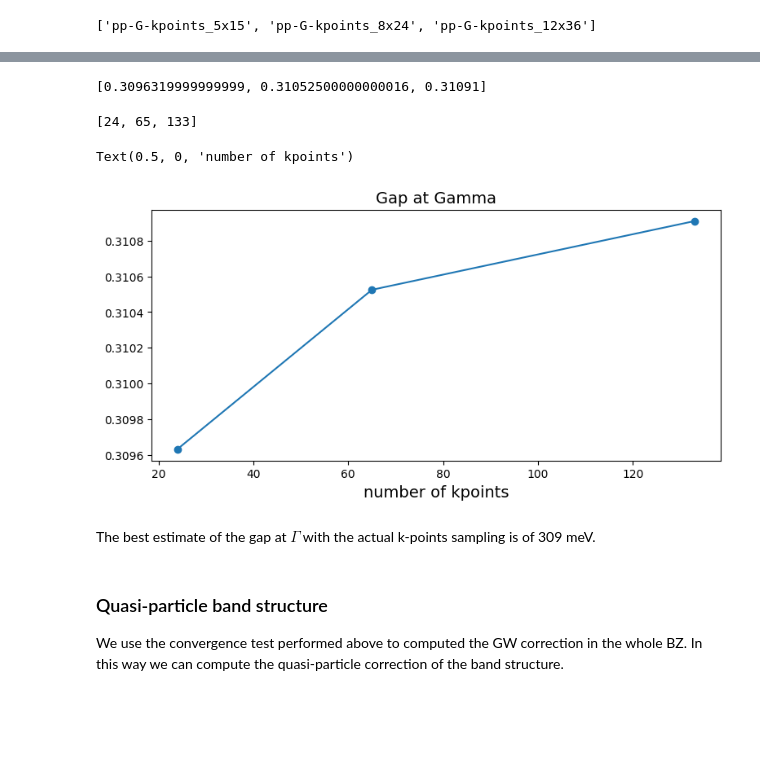
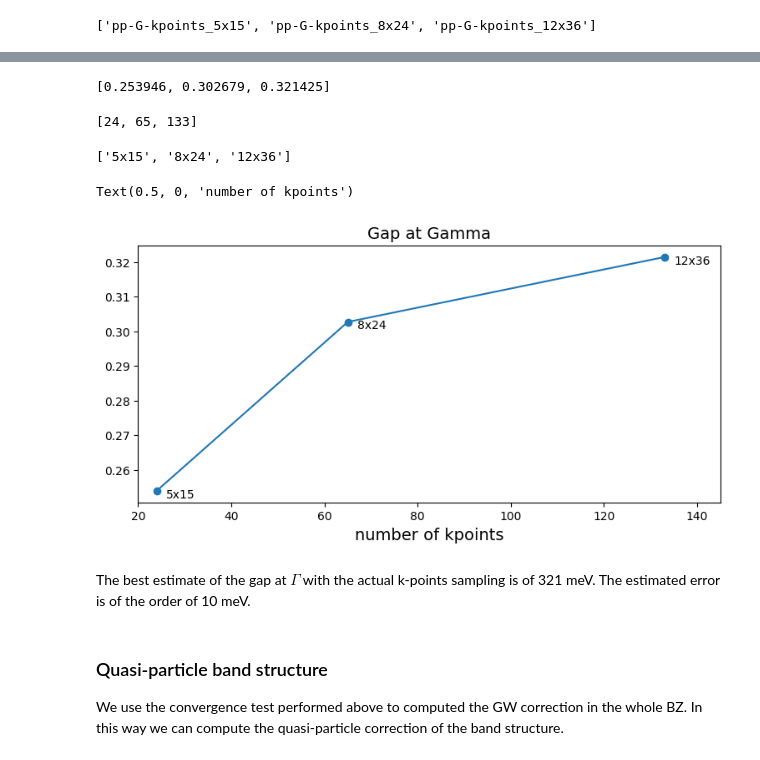
Before and after one commit to marcodalessandro76/AGSL5, a Jupyter notebook: n_6/GW_Analysis.ipynb, the cells around one changed output, grey strips where cells are left out. Cells and saved outputs as stored; diff of their text form; code cells hidden in the pictures; blank space fills up the shorter version.

```diff
--- a/n_6/GW_Analysis.ipynb
+++ b/n_6/GW_Analysis.ipynb
@@ -418,7 +440,7 @@ ntasks_c = 8 #16
 ntasks_v = int(ntasks/ntasks_c)
 print(ntasks_c,ntasks_v)
 
-start_band,stop_band = 46,47
+start_band,stop_band = 49,50
 Gamma_index = 1
 RandGvec = 100
 RandGvecW = 10
@@ -521,7 +530,7 @@ ntasks_c = 8 #16
 ntasks_v = int(ntasks/ntasks_c)
 print(ntasks_c,ntasks_v)
 
-start_band,stop_band = 46,47
+start_band,stop_band = 49,50
 Gamma_index = 1
 RandGvec = 100
 RandGvecW = 10
@@ -533,7 +542,7 @@ NGsBlkXp = 6.0 # Ha G size of the response function
 NGsBlkXp_units = 'Ha'
 BndsRnXp = [1,500]
 LongDrXp=[1.,1.,0.]
-Bands  = [[1,300],[1,400],[1,500],[1,600],[1,700],[1,800]] # Bands in the G function
+Bands  = [[1,300],[1,400],[1,500],[1,700],[1,800]] # Bands in the G function #,[1,600]
 
 inp = I.YamboInput(args='yambo -r -rw -k hartee -dyson n -gw0 p -V all',folder=run_dir)
 inp.set_extendOut()
@@ -682,7 +690,7 @@ ntasks_c = 8 #16
 ntasks_v = int(ntasks/ntasks_c)
 print(ntasks_c,ntasks_v)
 
-start_band,stop_band = 46,47
+start_band,stop_band = 49,50
 Gamma_index = 1
 RandGvec = 100
 RandGvecW = 10
@@ -693,7 +701,7 @@ EXXRLvcs = 50. # Ha
 NGsBlkXp = 6.0 # Ha G size of the response function
 NGsBlkXp_units = 'Ha'
 BndsRnXp = [1,500]
-GbndRnge  = [1,600] # Bands in the G function
+GbndRnge  = [1,500] # Bands in the G function
 LongDrXp=[1.,1.,0.]
 
 study = D.Dataset(num_tasks=4,verbose=True)
@@ -710,6 +718,7 @@ for k in ksamplings:
     inp.set_array_variables(RandQpts=Randqpts)
     inp.set_array_variables(units='RL',RandGvec=RandGvec,RandGvecW=RandGvecW)
     inp.set_scalar_variables(SE_ROLEs='q.qp.b',SE_CPU='1.1.16') # for 4 nodes on leonardo
+    #inp.set_scalar_variables(SE_ROLEs='q.qp.b',SE_CPU='1.1.4') # for 1 nodes on leonardo
     inp.set_scalar_variables(X_and_IO_ROLEs='q.g.k.c.v',X_and_IO_CPU='1.1.1.%s.%s'%(ntasks_c,ntasks_v))
     inp.set_scalar_variables(DIP_ROLEs='k.c.v',DIP_CPU='1.%s.%s'%(ntasks_c,ntasks_v))
     inp.set_array_variables(units=NGsBlkXp_units,NGsBlkXp=NGsBlkXp)
@@ -743,23 +752,31 @@ Task [0, 1, 2] ended
 gap_G = [results[ind].data.get_gap(k_full=Gamma_index,band_full=start_band,verbose=False) for ind in range(len(ksamplings.keys()))]
 gap_G
 # %% [output]
-[0.3096319999999999, 0.31052500000000016, 0.31091]
+[0.253946, 0.302679, 0.321425]
 # %%
 x_vals = [ksamplings[k]['npoints'] for k in ksamplings]
+labels = [k for k in ksamplings]
 x_vals
 # %% [output]
 [24, 65, 133]
+# %%
+labels
+# %% [output]
+['5x15', '8x24', '12x36']
 # %%
 fig, axes = plt.subplots(figsize=(9, 4))
 axes.plot(x_vals,gap_G)
 axes.scatter(x_vals,gap_G)
+for ind in range(len(ksamplings)):
+    axes.text(x_vals[ind]+2,gap_G[ind]-0.002,labels[ind])
+axes.set_xlim(20,145)
 axes.set_title('Gap at Gamma',size=14)
 axes.set_xlabel('number of kpoints',size=14)
 # %% [output]
 Text(0.5, 0, 'number of kpoints')
-[figure, old version]
+[figure, new version]
 # %% [markdown]
-The best estimate of the gap at $\Gamma$ with the actual k-points sampling is of 309 meV.
+The best estimate of the gap at $\Gamma$ with the actual k-points sampling is of 321 meV. The estimated error is of the order of 10 meV.
 # %% [markdown]
 ### Quasi-particle band structure
 
```
Also changed, not shown: parts of 41 cells of this notebook, 1 other file.
